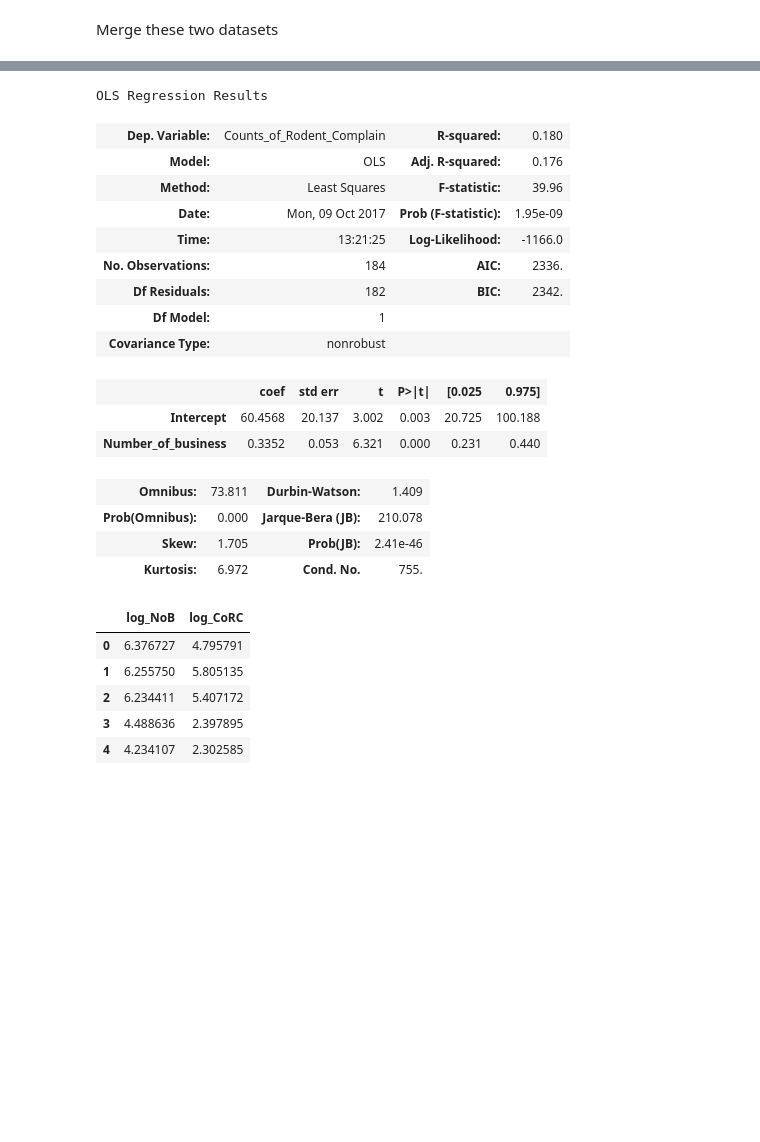
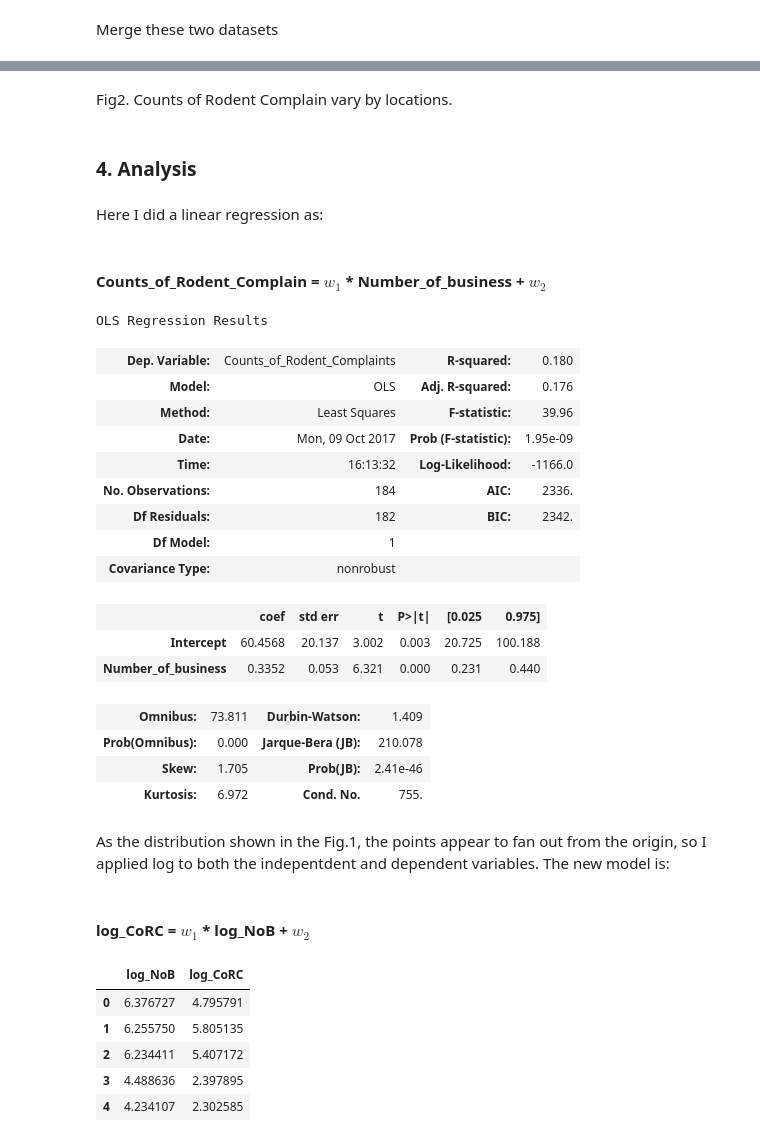
Before and after one commit to lingyielia/Civic, a Jupyter notebook: ProblemSet1/ProblemSet1.ipynb, the cells around one changed output, grey strips where cells are left out. Drawn from its saved outputs; the diff is of its cells as text; code cells hidden in the pictures; blank space fills up the shorter version.

```diff
--- a/ProblemSet1/ProblemSet1.ipynb
+++ b/ProblemSet1/ProblemSet1.ipynb
@@ -51,6 +52,6 @@ df.head()
 # %%
 rodentCount = df.groupby(df['Incident Zip'], as_index=False).count()
 rodentCount.rename(columns = { 'Incident Zip': 'Zip Code',
-                'Unique Key': 'Counts_of_Rodent_Complain'}, inplace=True)
+                'Unique Key': 'Counts_of_Rodent_Complaints'}, inplace=True)
 rodentCount.head()
 # %% [output]
@@ -131,13 +158,21 @@ plt.legend()
+# %% [markdown]
+Fig2. Counts of Rodent Complain vary by locations.
+# %% [markdown]
+### 4. Analysis
+# %% [markdown]
+Here I did a linear regression as:
+# %% [markdown]
+#### Counts_of_Rodent_Complain = $w_1$ * Number_of_business + $w_2$
 # %%
-lm = smf.ols('Counts_of_Rodent_Complain~Number_of_business', data=dfMerg).fit()
+lm = smf.ols('Counts_of_Rodent_Complaints~Number_of_business', data=dfMerg).fit()
 lm.summary()
 # %% [output]
 OLS Regression Results
-| Dep. Variable: | Counts_of_Rodent_Complain | R-squared: | 0.180 |
+| Dep. Variable: | Counts_of_Rodent_Complaints | R-squared: | 0.180 |
 | Model: | OLS | Adj. R-squared: | 0.176 |
 | Method: | Least Squares | F-statistic: | 39.96 |
 | Date: | Mon, 09 Oct 2017 | Prob (F-statistic): | 1.95e-09 |
-| Time: | 13:21:25 | Log-Likelihood: | -1166.0 |
+| Time: | 16:13:32 | Log-Likelihood: | -1166.0 |
 | No. Observations: | 184 | AIC: | 2336. |
 | Df Residuals: | 182 | BIC: | 2342. |
 | Df Model: | 1 |  |  |
@@ -149,5 +184,9 @@ OLS Regression Results
 | Prob(Omnibus): | 0.000 | Jarque-Bera (JB): | 210.078 |
 | Skew: | 1.705 | Prob(JB): | 2.41e-46 |
 | Kurtosis: | 6.972 | Cond. No. | 755. |
+# %% [markdown]
+As the distribution shown in the Fig.1, the points appear to fan out from the origin, so I applied log to both the indepentdent and dependent variables. The new model is:
+# %% [markdown]
+#### log_CoRC = $w_1$ * log_NoB + $w_2$
 # %%
 log_NoB = np.log(dfMerg['Number_of_business'])
```
Also changed, not shown: parts of 21 cells of this notebook.
